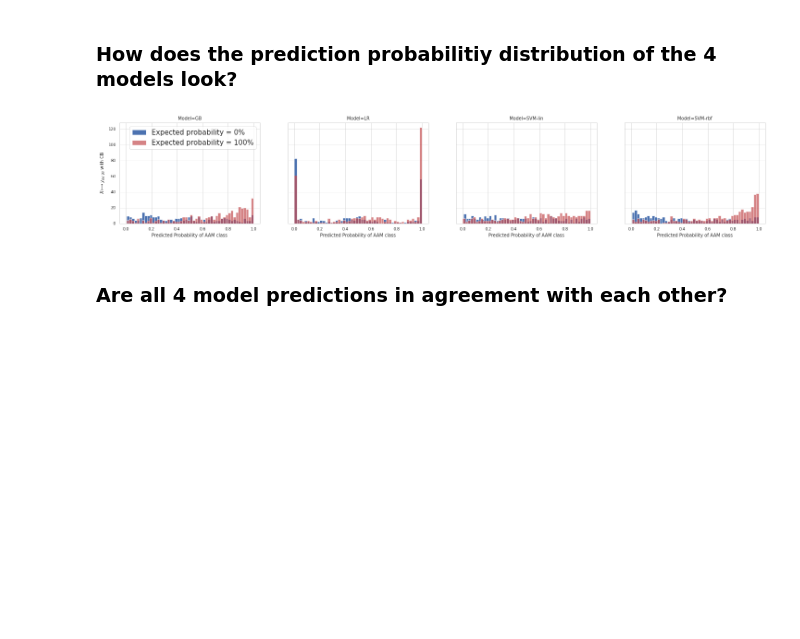
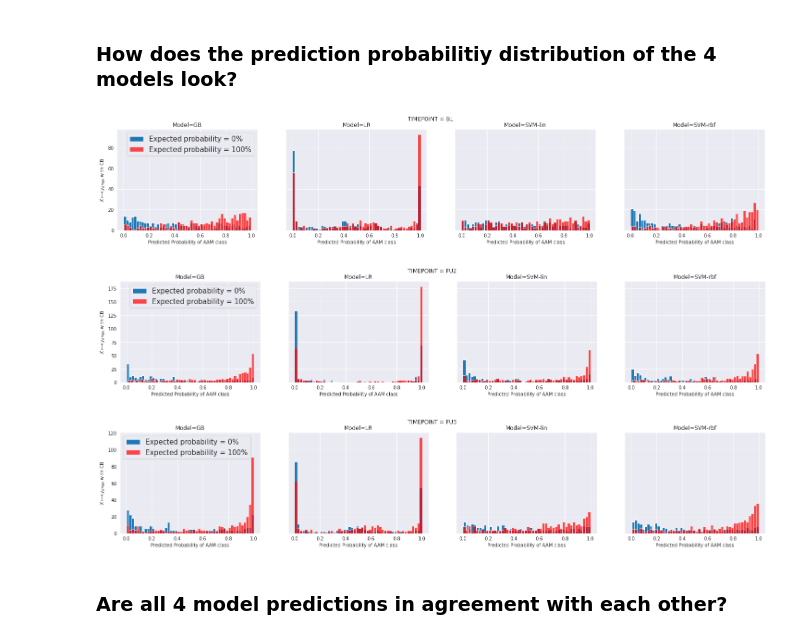
Before and after one commit to RoshanRane/ML_for_IMAGEN, a Jupyter notebook: posthoc_analysis/imagen_SA.ipynb, the cells around one changed output. Drawn from its saved outputs; the diff is of its cells as text; code cells hidden in the pictures; blank space fills up the shorter version.

```diff
--- a/posthoc_analysis/imagen_SA.ipynb
+++ b/posthoc_analysis/imagen_SA.ipynb
@@ -270,0 +39,3 @@ def plot_subject_classes(dfx, ax, confs=[], sort_order=[], lw=10, title='', fs=1
+# %%
+TP = "FU3"
+load_all_labels(tp, val_type='categorize', exclude_holdout=False).dropna()
@@ -271,13 +120,12 @@ def plot_subject_classes(dfx, ax, confs=[], sort_order=[], lw=10, title='', fs=1
 # %%
-##################################################################################################
-# sort_order = ["Binge", "Binge_growth", "Combined_ours",
-#               "Combined_seo", "AUDIT", "AUDIT_quick", "AUDIT_growth",
-#               "Frequency", "Amount", "onset<15"]
+df_all_labels = load_all_labels(TP, 'categorize', exclude_holdout=False).dropna()
+confs=['Sex', 'Site']
+
 sort_order =  [n for n in sorted(df_all_labels.columns) if "binge" in n.lower()] + \
 [n for n in sorted(df_all_labels.columns) if ("binge" not in n.lower()) and (n not in confs)]
 # sort_order = list(reversed(sort_order))
 # print(sort_order)
-fig, ax = plt.subplots(figsize=(16,len(sort_order)))
+fig, ax = plt.subplots(figsize=(12,len(sort_order)))
 
 plot_subject_classes(df_all_labels, ax, confs=confs,
                      sort_order=sort_order,
@@ -294,7 +142,7 @@ sys.path.insert(1, '../MLpipelines/')
 from plotResults import *
 # %%
 LABEL = 'Binge'
-MODELS=["GB","SVM-rbf","SVM-lin","LR"]
+MODELS=["SVM-rbf","GB","SVM-lin","LR"]
 # %% [markdown]
 ### holdout results consistent within a model across 7x runs?
 with different hyperparameter settings and random_seed
@@ -304,10 +152,10 @@ import matplotlib as mpl
 USE_PROBS = False
 
 # load the holdout
-df_hold = pd.read_csv("../MLpipelines/results/holdout_all-tp_run.csv")
+df_hold = pd.read_csv("../MLpipelines/results/holdout_all-tp-clean_run.csv")
 df_hold = df_hold[(df_hold['technique']=='cb') & ~df_hold['i_is_conf'] & ~df_hold['o_is_conf']].drop(columns=["Unnamed: 0"])
 
-for tp, df_hold_tp in (df_hold.groupby(['tp'])):
+for tp, df_hold_tp in df_hold.groupby(['tp']):
     df_model_results = df_all_labels[[LABEL]] # use df_all_labels computed before
     # change the trial ID to reflect model accuracy
     for model, holdout in df_hold_tp.groupby(['model']):
@@ -315,7 +163,7 @@ for tp, df_hold_tp in (df_hold.groupby(['tp'])):
         for trial, dfi in holdout.groupby(['trial']):
             ids_all = np.array([id_lists for ids in dfi["holdout_ids"] for id_lists in eval(ids)])
             assert ids_all.shape[0] == np.unique(ids_all).shape[0]
-            pred_probs_all = np.array([prob_lists for probs in dfi["holdout_preds"] for prob_lists in eval(probs)])[:,1]
+            pred_probs_all = np.array([prob_lists for probs in dfi["holdout_probs"] for prob_lists in eval(probs)])[:,1]
             y_pred_all = (pred_probs_all>0.5).astype(int)
             y_true_all = np.array([y_lists for y in dfi["holdout_lbls"] for y_lists in eval(y)])
             assert y_pred_all.shape[0] == y_true_all.shape[0]
@@ -358,36 +202,42 @@ for tp, df_hold_tp in (df_hold.groupby(['tp'])):
 # %% [markdown]
 ### How does the prediction probabilitiy distribution of the 4 models look?
 # %%
-grp_order = ["io", "technique", "model"]
-groups = df.groupby(grp_order)
-n_models = len(df["model"].unique())
-n_rows = round(len(groups)/n_models)
-fig, axes = plt.subplots(n_rows, n_models,
-                         sharex=True, sharey=True,
-                         figsize=(25, n_models*n_rows))
-axes = np.ravel(axes)
+df_hold = pd.read_csv("../MLpipelines/results/holdout_all-tp-clean_run.csv")
 
-for i, (g, dfi) in enumerate(groups):
-    ids_all = np.array([id_lists for ids in dfi["test_ids"] for id_lists in eval(ids)])
-    assert ids_all.shape[0] == np.unique(ids_all).shape[0]
-    probs_all = np.array([prob_lists for probs in dfi["test_probs"] for prob_lists in eval(probs)])
-    y_all = np.array([y_lists for y in dfi["test_lbls"] for y_lists in eval(y)])
-    assert probs_all.shape[0] == y_all.shape[0]
+for tp, df in df_hold.groupby(['tp']):
+    grp_order = ["io", "technique", "model"]
+    groups = df.groupby(grp_order)
+    n_models = len(df["model"].unique())
+    n_rows = round(len(groups)/n_models)
+    fig, axes = plt.subplots(n_rows, n_models,
+                             sharex=True, sharey=True,
+                             figsize=(25, n_models*n_rows))
+    fig.suptitle(f"TIMEPOINT = {tp.upper()}")
+    axes = np.ravel(axes)
 
-    prediction=probs_all[:,1]
-    ax = axes[i]
-    ax.hist(prediction[y_all==0], bins=50, label='Expected probability = 0%')
-    ax.hist(prediction[y_all==1], bins=50, label='Expected probability = 100%', alpha=0.7, color='r')
-    ax.set_xlabel('Predicted Probability of AAM class')
-    if i%n_models == 0:
-        ax.set_ylabel("{} with {}".format(remap_io(dfi.iloc[0]), g[1].upper()))
-    if i == 0:
-        ax.legend(fontsize=15)
-    ax.set_title("Model={}".format(g[-1]))
+    for i, (g, dfi) in enumerate(groups):
+        ids_all = np.array([id_lists for ids in dfi["test_ids"] for id_lists in eval(ids)])
+        assert ids_all.shape[0] == np.unique(ids_all).shape[0]
+        probs_all = np.array([prob_lists for probs in dfi["test_probs"] for prob_lists in eval(probs)])
+        y_all = np.array([y_lists for y in dfi["test_lbls"] for y_lists in eval(y)])
+        assert probs_all.shape[0] == y_all.shape[0]
 
-plt.show()
+        prediction=probs_all[:,1]
+        ax = axes[i]
+        ax.hist(prediction[y_all==0], bins=50, label='Expected probability = 0%')
+        ax.hist(prediction[y_all==1], bins=50, label='Expected probability = 100%', alpha=0.7, color='r')
+        ax.set_xlabel('Predicted Probability of AAM class')
+        if i%n_models == 0:
+            ax.set_ylabel("{} with {}".format(remap_io(dfi.iloc[0]), g[1].upper()))
+        if i == 0:
+            ax.legend(fontsize=15)
+        ax.set_title("Model={}".format(g[-1]))
+
+    plt.show()
 # %% [output]
-[figure, old version]
+[figure, new version]
+[figure, added]
+[figure, added]
 # %% [markdown]
 ### Are all 4 model predictions in agreement with each other?
 # %%
```
Also changed, not shown: parts of 20 cells of this notebook, 8 other files.
